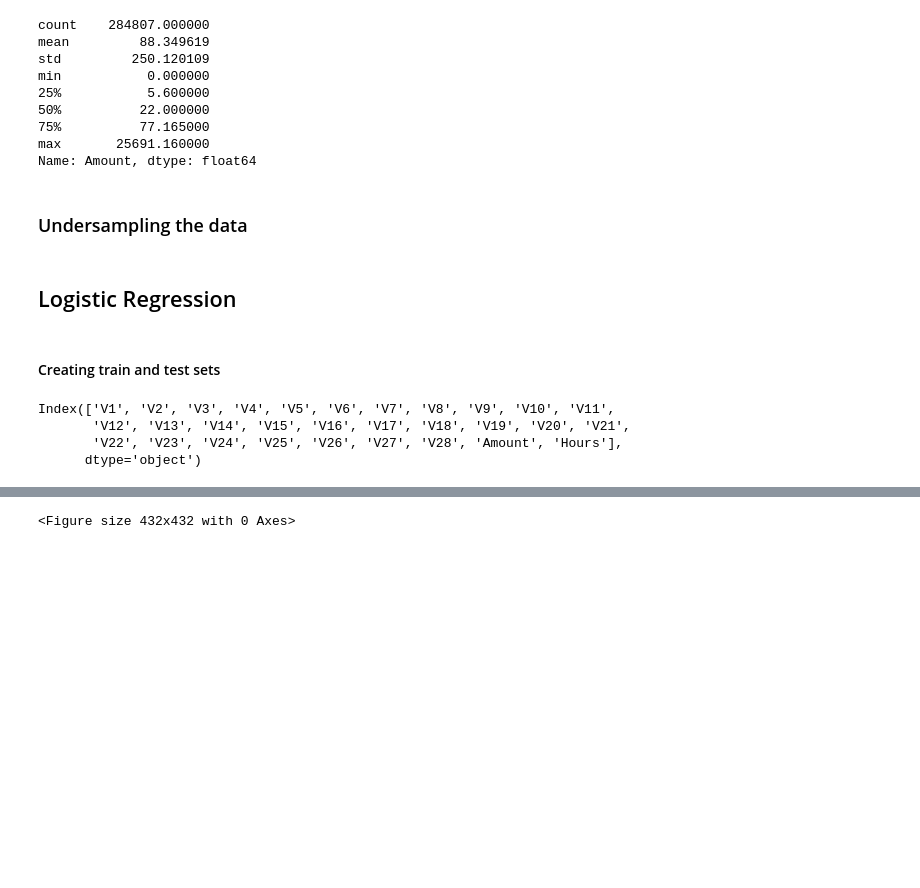
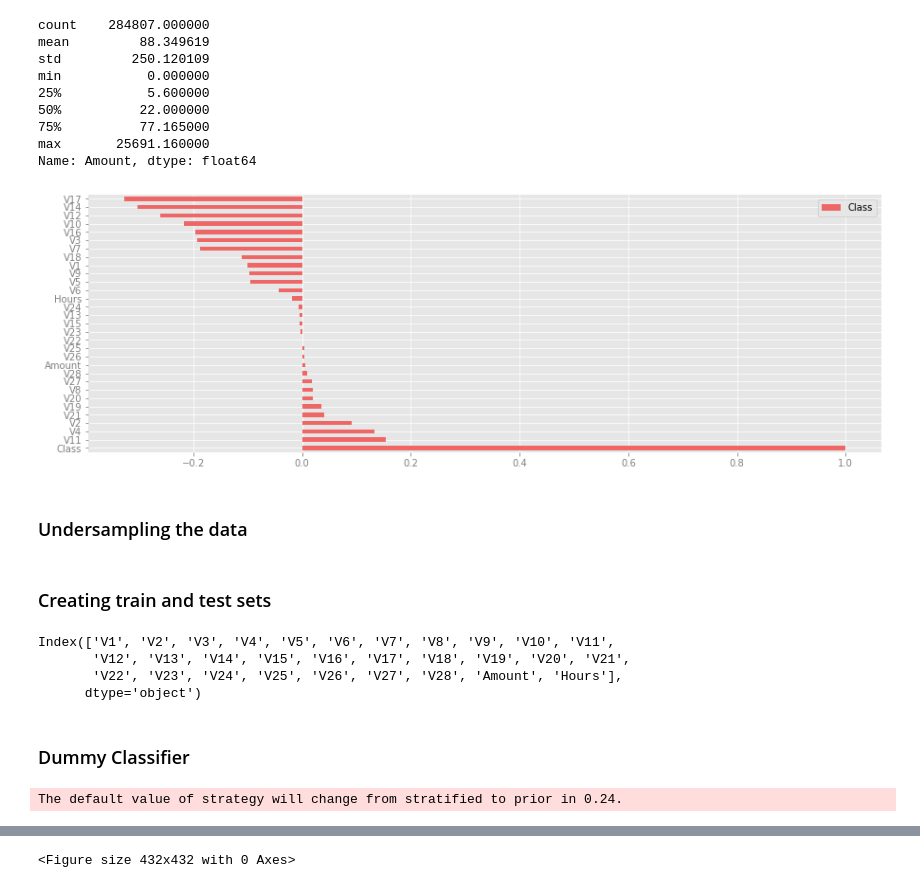
Before and after one commit to Lewis34cs/Credit_Card_Fraud_Detection, a Jupyter notebook: creditcard_fraud.ipynb, the cells around one changed output, grey strips where cells are left out. Cells and saved outputs as stored; diff of their text form; code cells hidden in the pictures; blank space fills up the shorter version.

Commit message:
Adding dummy classifier as baseline model

```diff
--- a/creditcard_fraud.ipynb
+++ b/creditcard_fraud.ipynb
@@ -186,6 +187,12 @@ Name: Amount, dtype: float64
 # %%
 # Dropping unecessary columns
 df.drop(columns=['Time'], inplace=True)
+# %%
+df_importance = pd.DataFrame(df.corr()['Class']).\
+                sort_values(by='Class',ascending=False)
+df_importance.plot(kind='barh', figsize=(15,5));
+# %% [output]
+[figure, added]
 # %% [markdown]
 ### Undersampling the data
 # %%
@@ -195,10 +202,8 @@ Y = df['Class']
 # Undersampling the data
 undersample = RandomUnderSampler(sampling_strategy=0.5)
 feats, labels = undersample.fit_resample(X=X, y=Y)
-# %% [markdown]
-## Logistic Regression
 # %% [markdown]
-#### Creating train and test sets
+### Creating train and test sets
 # %%
 # Creating a train and test set
 X_train, X_test, y_train, y_test = train_test_split(feats, labels, random_state=42)
@@ -209,3 +214,5 @@ Index(['V1', 'V2', 'V3', 'V4', 'V5', 'V6', 'V7', 'V8', 'V9', 'V10', 'V11',
        'V12', 'V13', 'V14', 'V15', 'V16', 'V17', 'V18', 'V19', 'V20', 'V21',
        'V22', 'V23', 'V24', 'V25', 'V26', 'V27', 'V28', 'Amount', 'Hours'],
       dtype='object')
+# %% [markdown]
+### Dummy Classifier
@@ -211,0 +221,5 @@ Index(['V1', 'V2', 'V3', 'V4', 'V5', 'V6', 'V7', 'V8', 'V9', 'V10', 'V11',
+# %%
+dummy.fit(X_train, y_train)
+y_pred = dummy.predict(y_test)
+# %% [output]
+The default value of strategy will change from stratified to prior in 0.24.
```
Also changed, not shown: parts of 9 cells of this notebook.
